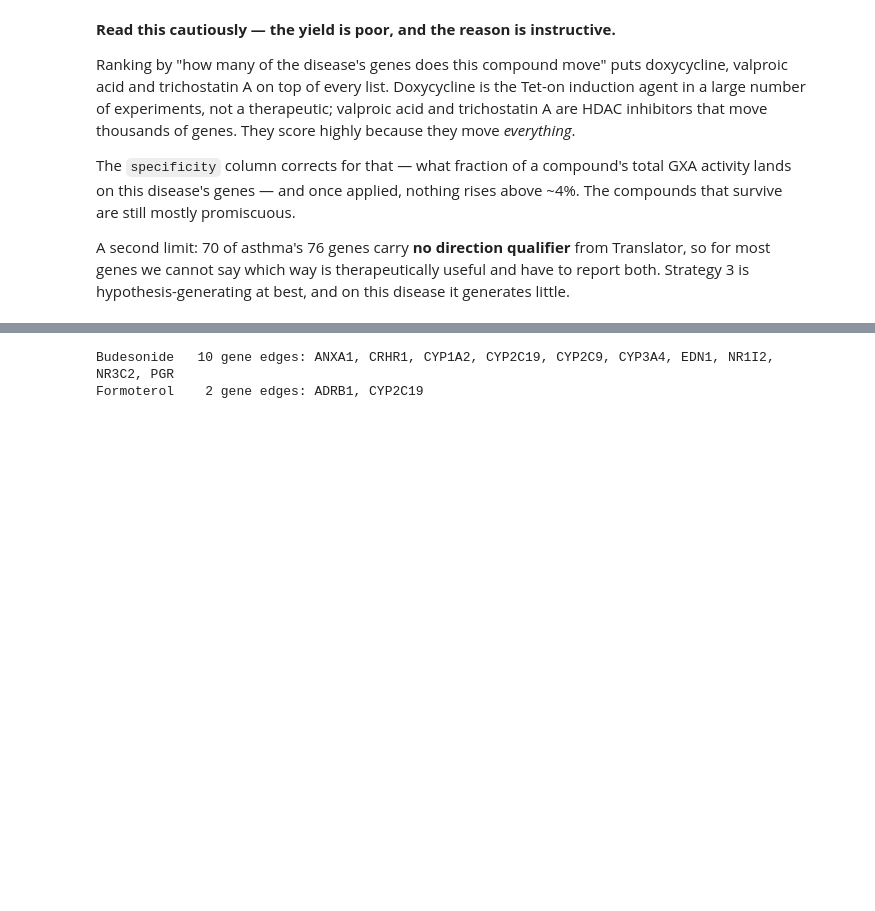
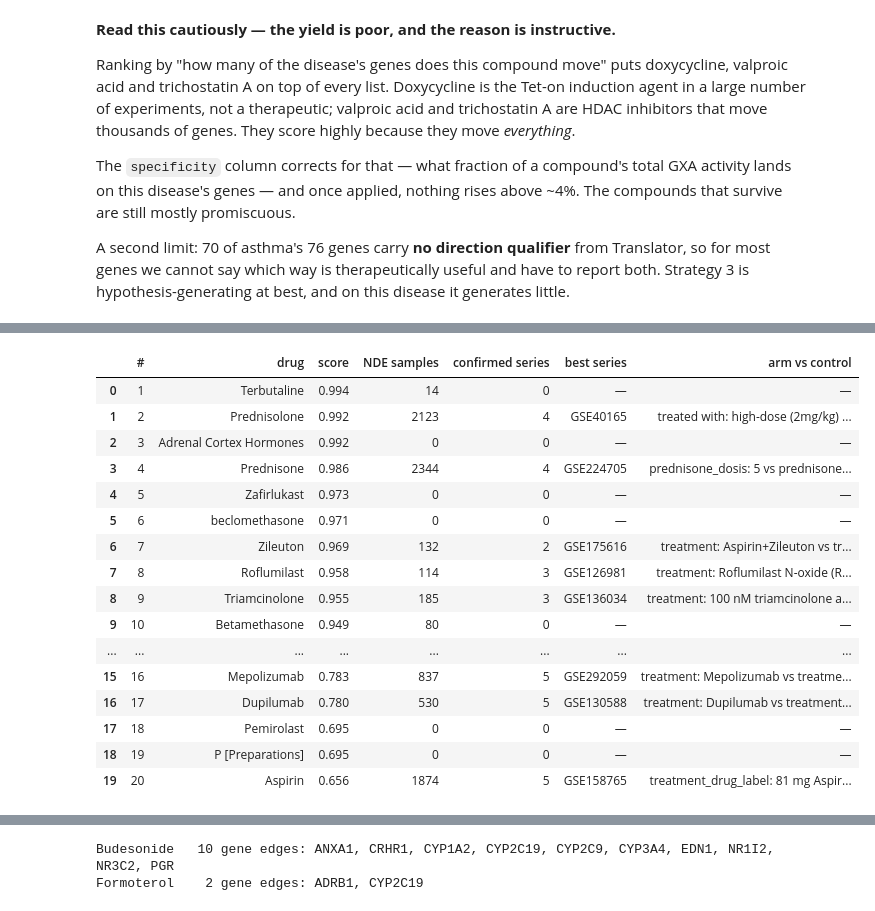
Before and after one commit to andrewsu/translator-nde, a Jupyter notebook: notebooks/asthma_translator_nde.ipynb, the cells around one changed output, grey strips where cells are left out. Cells and saved outputs as stored; diff of their text form; code cells hidden in the pictures; blank space fills up the shorter version.

```diff
--- a/notebooks/asthma_translator_nde.ipynb
+++ b/notebooks/asthma_translator_nde.ipynb
@@ -462,0 +472,29 @@ Translator proposes **budesonide** and **formoterol** for asthma, each with gene
+# %%
+top20 = json.loads(Path("../results/asthma_top20_datasets.json").read_text())["rows"]
+pd.DataFrame([
+    {"#": r["rank"], "drug": r["drug"], "score": r["score"],
+     "NDE samples": r["nde_samples"], "confirmed series": r["confirmed_series"],
+     "best series": r["best_series"] or "—",
+     "arm vs control": (f"{r['arm']} vs {r['control']}"
+                        if r["arm"] and r["control"] else
+                        (f"{r['arm']} (no control level)" if r["arm"] else "—"))}
+    for r in top20
+])
+# %% [output]
+|  | # | drug | score | NDE samples | confirmed series | best series | arm vs control |
+| 0 | 1 | Terbutaline | 0.994 | 14 | 0 | — | — |
+| 1 | 2 | Prednisolone | 0.992 | 2123 | 4 | GSE40165 | treated with: high-dose (2mg/kg) ... |
+| 2 | 3 | Adrenal Cortex Hormones | 0.992 | 0 | 0 | — | — |
+| 3 | 4 | Prednisone | 0.986 | 2344 | 4 | GSE224705 | prednisone_dosis: 5 vs prednisone... |
+| 4 | 5 | Zafirlukast | 0.973 | 0 | 0 | — | — |
+| 5 | 6 | beclomethasone | 0.971 | 0 | 0 | — | — |
+| 6 | 7 | Zileuton | 0.969 | 132 | 2 | GSE175616 | treatment: Aspirin+Zileuton vs tr... |
+| 7 | 8 | Roflumilast | 0.958 | 114 | 3 | GSE126981 | treatment: Roflumilast N-oxide (R... |
+| 8 | 9 | Triamcinolone | 0.955 | 185 | 3 | GSE136034 | treatment: 100 nM triamcinolone a... |
+| 9 | 10 | Betamethasone | 0.949 | 80 | 0 | — | — |
+| ... | ... | ... | ... | ... | ... | ... | ... |
+| 15 | 16 | Mepolizumab | 0.783 | 837 | 5 | GSE292059 | treatment: Mepolizumab vs treatme... |
+| 16 | 17 | Dupilumab | 0.780 | 530 | 5 | GSE130588 | treatment: Dupilumab vs treatment... |
+| 17 | 18 | Pemirolast | 0.695 | 0 | 0 | — | — |
+| 18 | 19 | P [Preparations] | 0.695 | 0 | 0 | — | — |
+| 19 | 20 | Aspirin | 0.656 | 1874 | 5 | GSE158765 | treatment_drug_label: 81 mg Aspir... |
```
Also changed, not shown: parts of 5 cells of this notebook, 2 other files.
